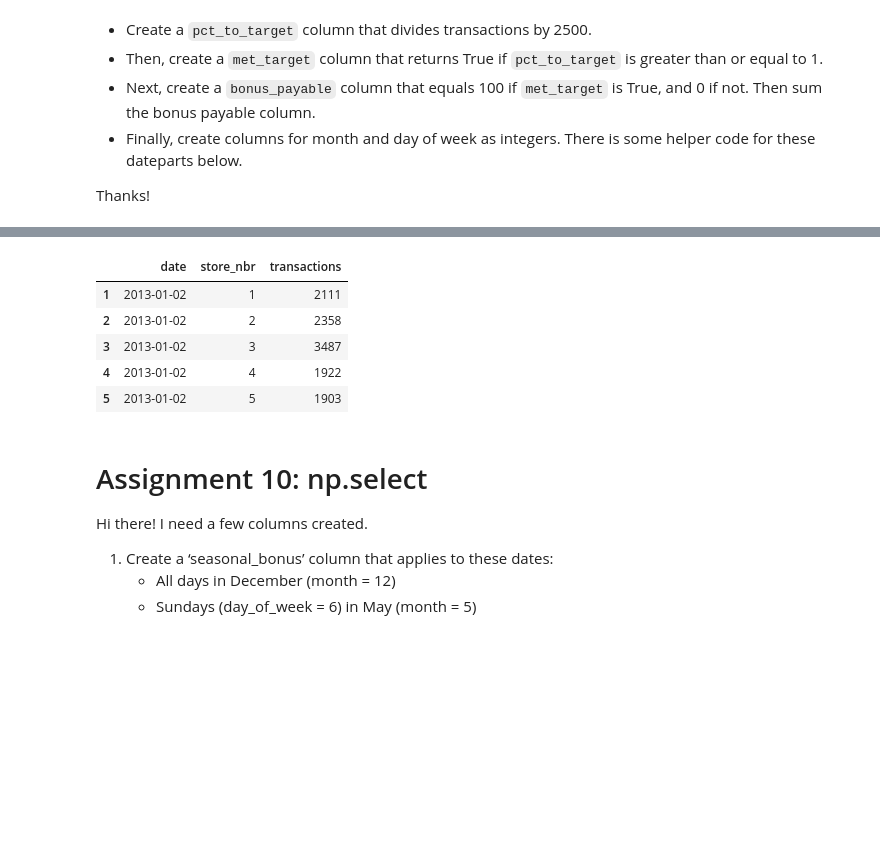
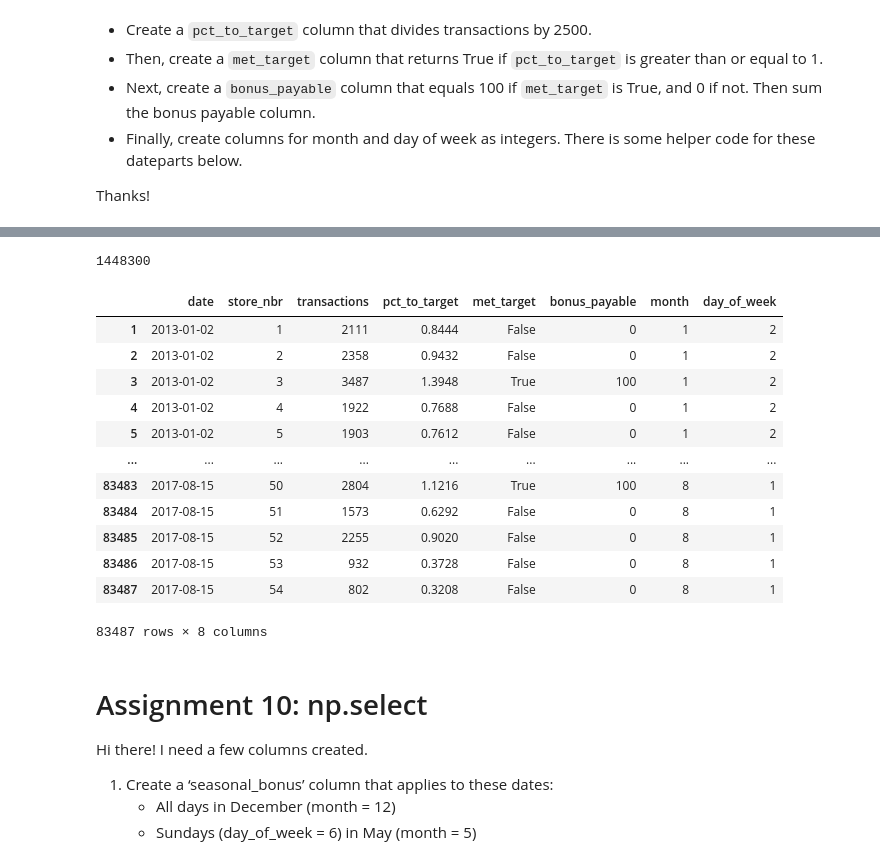
Before and after one commit to maciejsss/data-analysis-pandas, a Jupyter notebook: Course Assignment Notebooks/section03_DataFrames.ipynb, the cells around one changed output, grey strips where cells are left out. Drawn from its saved outputs; the diff is of its cells as text; code cells hidden in the pictures; blank space fills up the shorter version.

Commit message:
modifying columns

```diff
--- a/Course Assignment Notebooks/section03_DataFrames.ipynb
+++ b/Course Assignment Notebooks/section03_DataFrames.ipynb
@@ -417,12 +427,30 @@ Thanks!
+# %%
+transactions['pct_to_target'] = transactions['transactions'] / 2500
+transactions['met_target'] = transactions['pct_to_target'] >= 1
+transactions['bonus_payable'] = transactions['met_target'] * 100
+transactions['bonus_payable'].sum()
+# %% [output]
+1448300
+# %%
+transactions['date'] = transactions.date.astype('datetime64[ns]')
+transactions['month'] = transactions['date'].dt.month
+transactions['day_of_week'] = transactions['date'].dt.dayofweek
 # %%
-transactions.head()
+transactions
 # %% [output]
-|  | date | store_nbr | transactions |
-| 1 | 2013-01-02 | 1 | 2111 |
-| 2 | 2013-01-02 | 2 | 2358 |
-| 3 | 2013-01-02 | 3 | 3487 |
-| 4 | 2013-01-02 | 4 | 1922 |
-| 5 | 2013-01-02 | 5 | 1903 |
+|  | date | store_nbr | transactions | pct_to_target | met_target | bonus_payable | month | day_of_week |
+| 1 | 2013-01-02 | 1 | 2111 | 0.8444 | False | 0 | 1 | 2 |
+| 2 | 2013-01-02 | 2 | 2358 | 0.9432 | False | 0 | 1 | 2 |
+| 3 | 2013-01-02 | 3 | 3487 | 1.3948 | True | 100 | 1 | 2 |
+| 4 | 2013-01-02 | 4 | 1922 | 0.7688 | False | 0 | 1 | 2 |
+| 5 | 2013-01-02 | 5 | 1903 | 0.7612 | False | 0 | 1 | 2 |
+| ... | ... | ... | ... | ... | ... | ... | ... | ... |
+| 83483 | 2017-08-15 | 50 | 2804 | 1.1216 | True | 100 | 8 | 1 |
+| 83484 | 2017-08-15 | 51 | 1573 | 0.6292 | False | 0 | 8 | 1 |
+| 83485 | 2017-08-15 | 52 | 2255 | 0.9020 | False | 0 | 8 | 1 |
+| 83486 | 2017-08-15 | 53 | 932 | 0.3728 | False | 0 | 8 | 1 |
+| 83487 | 2017-08-15 | 54 | 802 | 0.3208 | False | 0 | 8 | 1 |
+83487 rows × 8 columns
 # %% [markdown]
 # Assignment 10: np.select
 
```
Also changed, not shown: parts of 4 cells of this notebook, 1 other file.
